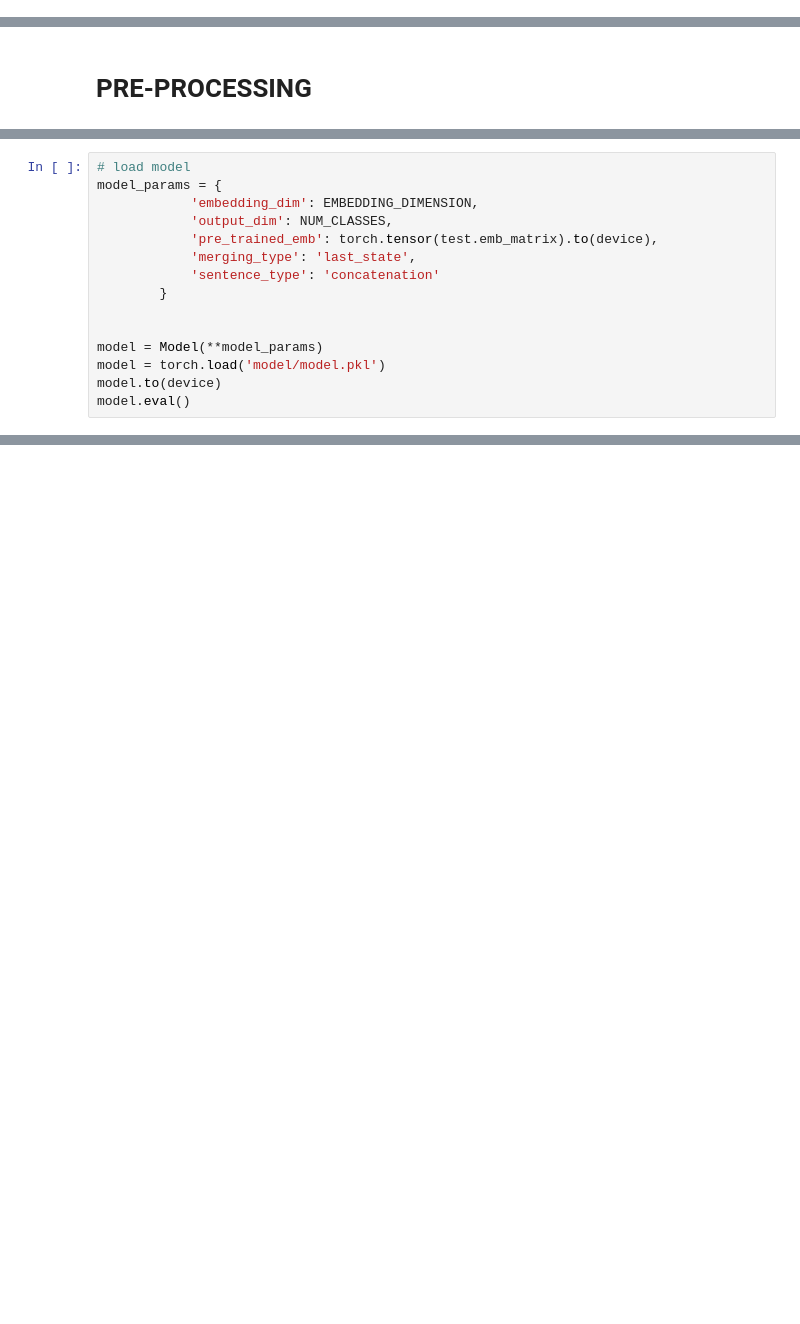
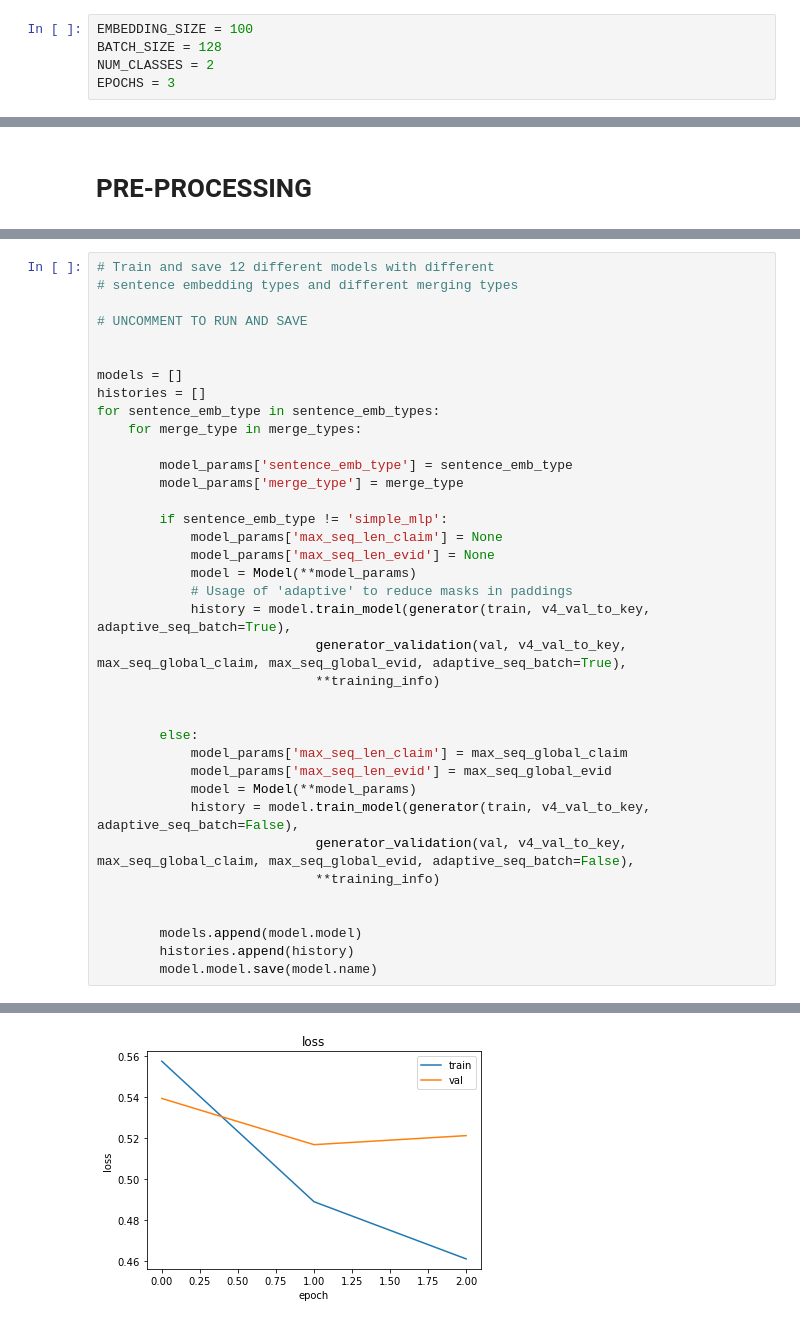
Before and after one commit to NoLogicPlease/fact-checking, a Jupyter notebook: Assignment2FactChecking.ipynb, the cells around one changed output, grey strips where cells are left out. Cells and saved outputs as stored; diff of their text form; blank space fills up the shorter version.

```diff
--- a/Assignment2FactChecking.ipynb
+++ b/Assignment2FactChecking.ipynb
@@ -40,3 +31,8 @@ device = torch.device('cuda' if torch.cuda.is_available() else 'cpu')
+# %%
+EMBEDDING_SIZE = 100
+BATCH_SIZE = 128
+NUM_CLASSES = 2
+EPOCHS = 3
 # %%
 def fix_random(seed: int) -> None:
     """Fix all the possible sources of randomness.
@@ -847,15 +71,0 @@ torch.save(model, 'model/model.pkl')
-# %%
-# load model
-model_params = {
-            'embedding_dim': EMBEDDING_DIMENSION,
-            'output_dim': NUM_CLASSES,
-            'pre_trained_emb': torch.tensor(test.emb_matrix).to(device),
-            'merging_type': 'last_state',
-            'sentence_type': 'concatenation'
-        }
-
-
-model = Model(**model_params)
-model = torch.load('model/model.pkl')
-model.to(device)
-model.eval()
@@ -921,0 +699,38 @@ KeyboardInterrupt: ignored
+# %%
+# Train and save 12 different models with different
+# sentence embedding types and different merging types
+
+# UNCOMMENT TO RUN AND SAVE
+
+
+models = []
+histories = []
+for sentence_emb_type in sentence_emb_types:
+    for merge_type in merge_types:
+
+        model_params['sentence_emb_type'] = sentence_emb_type
+        model_params['merge_type'] = merge_type
+
+        if sentence_emb_type != 'simple_mlp':
+            model_params['max_seq_len_claim'] = None
+            model_params['max_seq_len_evid'] = None
+            model = Model(**model_params)
+            # Usage of 'adaptive' to reduce masks in paddings
+            history = model.train_model(generator(train, v4_val_to_key, adaptive_seq_batch=True),
+                            generator_validation(val, v4_val_to_key, max_seq_global_claim, max_seq_global_evid, adaptive_seq_batch=True),
+                            **training_info)
+
+
+        else:
+            model_params['max_seq_len_claim'] = max_seq_global_claim
+            model_params['max_seq_len_evid'] = max_seq_global_evid
+            model = Model(**model_params)
+            history = model.train_model(generator(train, v4_val_to_key, adaptive_seq_batch=False),
+                            generator_validation(val, v4_val_to_key, max_seq_global_claim, max_seq_global_evid, adaptive_seq_batch=False),
+                            **training_info)
+
+
+        models.append(model.model)
+        histories.append(history)
+        model.model.save(model.name)
+# %% [output]
@@ -921,0 +754 @@ KeyboardInterrupt: ignored
+[figure, added]
```
Also changed, not shown: parts of 49 cells of this notebook.
